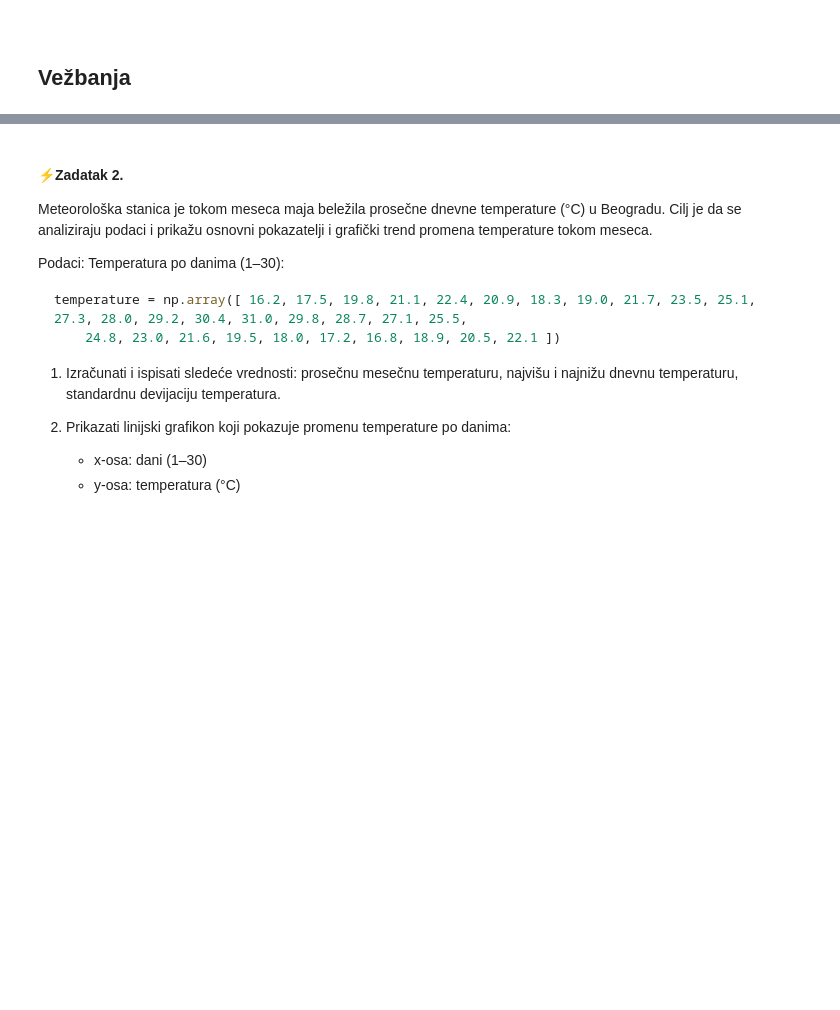
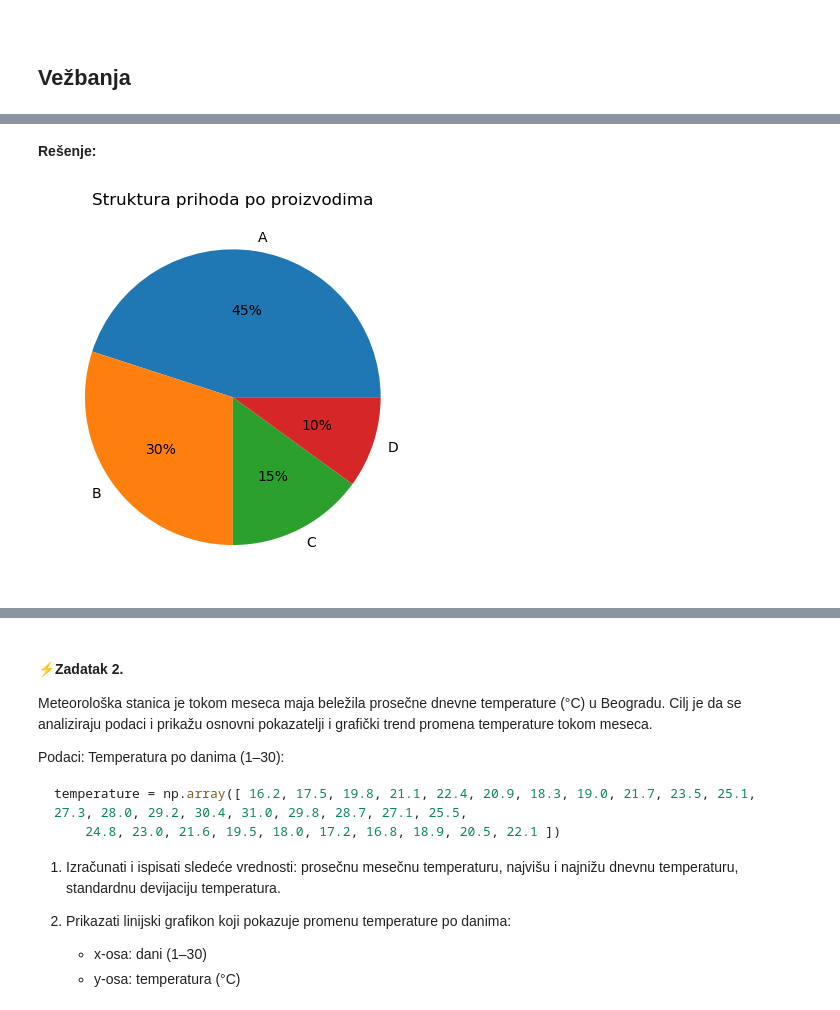
Before and after one commit to dazdejkovic/OI_25_jb1, a Jupyter notebook: _sources/OI_25_18_Matplotlib.ipynb, the cells around one changed output, grey strips where cells are left out. Saved outputs shown, nothing was run; the diff lists cells and outputs as text; code cells hidden in the pictures; blank space fills up the shorter version.

```diff
--- a/_sources/OI_25_18_Matplotlib.ipynb
+++ b/_sources/OI_25_18_Matplotlib.ipynb
@@ -909,0 +1081,19 @@ plt.show()
+# %% [markdown]
+**Rešenje:**
+# %%
+import matplotlib.pyplot as plt
+
+# podaci
+proizvodi = ["A", "B", "C", "D"]
+prihod = [45, 30, 15, 10]
+
+fig, ax = plt.subplots()
+
+# pie chart
+ax.pie(prihod, labels=proizvodi, autopct="%1.0f%%")
+
+ax.set_title("Struktura prihoda po proizvodima")
+
+plt.show()
+# %% [output]
+[figure, added]
```
Also changed, not shown: parts of 32 cells of this notebook, 55 other files.
